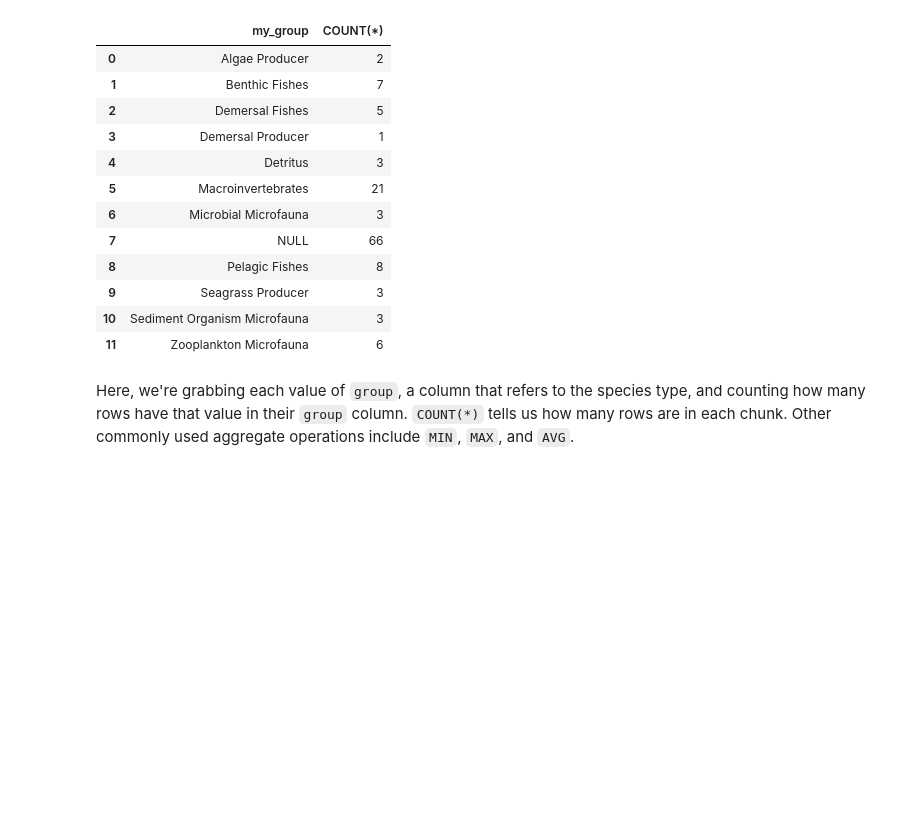
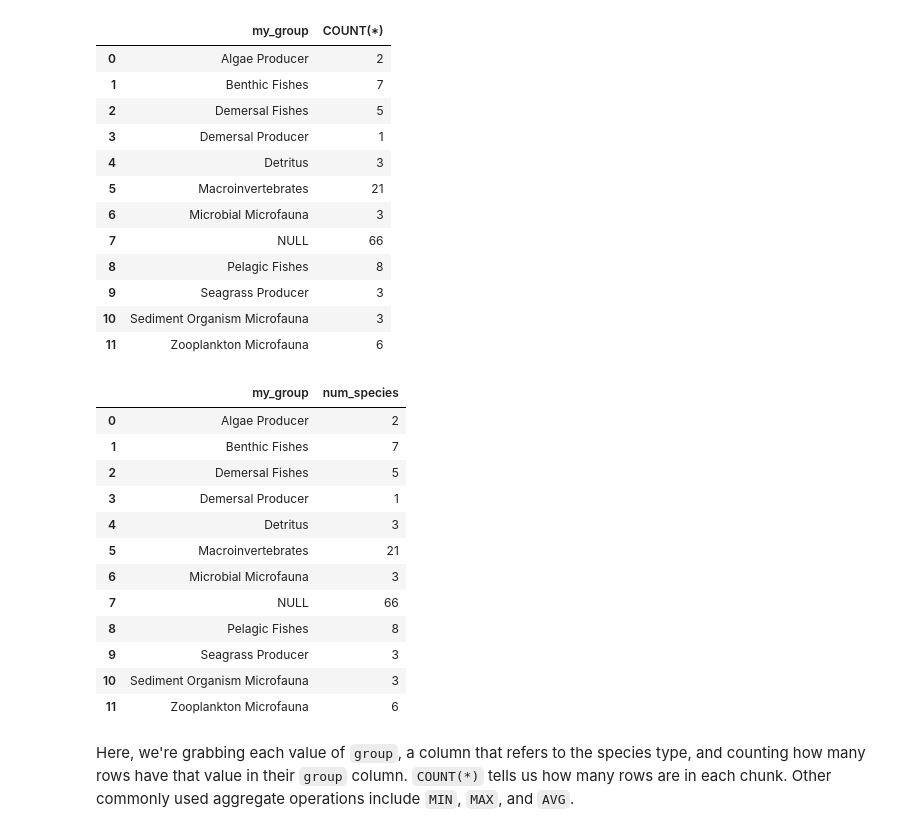
Before and after one commit to 14arjunk/CNET5051, a Jupyter notebook: class_08_datascience1_my_work.ipynb, the cells around one changed output. Saved outputs shown, nothing was run; the diff lists cells and outputs as text; code cells hidden in the pictures; blank space fills up the shorter version.

```diff
--- a/class_08_datascience1_my_work.ipynb
+++ b/class_08_datascience1_my_work.ipynb
@@ -377,6 +385,23 @@ pd.read_sql(qu, engine)
 | 9 | Seagrass Producer | 3 |
 | 10 | Sediment Organism Microfauna | 3 |
 | 11 | Zooplankton Microfauna | 6 |
+# %%
+qu = "SELECT my_group, COUNT(*) AS num_species FROM fla_species GROUP BY my_group;"
+pd.read_sql(qu, engine)
+# %% [output]
+|  | my_group | num_species |
+| 0 | Algae Producer | 2 |
+| 1 | Benthic Fishes | 7 |
+| 2 | Demersal Fishes | 5 |
+| 3 | Demersal Producer | 1 |
+| 4 | Detritus | 3 |
+| 5 | Macroinvertebrates | 21 |
+| 6 | Microbial Microfauna | 3 |
+| 7 | NULL | 66 |
+| 8 | Pelagic Fishes | 8 |
+| 9 | Seagrass Producer | 3 |
+| 10 | Sediment Organism Microfauna | 3 |
+| 11 | Zooplankton Microfauna | 6 |
 # %% [markdown]
 Here, we're grabbing each value of `group`, a column that refers to the species type, and counting how many rows have that value in their `group` column. `COUNT(*)` tells us how many rows are in each chunk. Other commonly used aggregate operations include `MIN`, `MAX`, and `AVG`.
 # %% [markdown]
```
Also changed, not shown: parts of 3 cells of this notebook.
